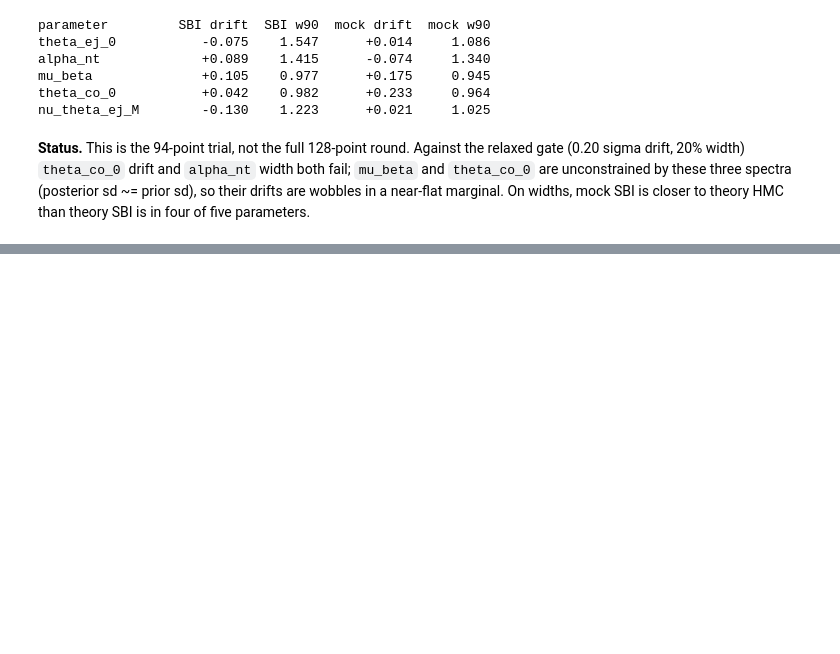
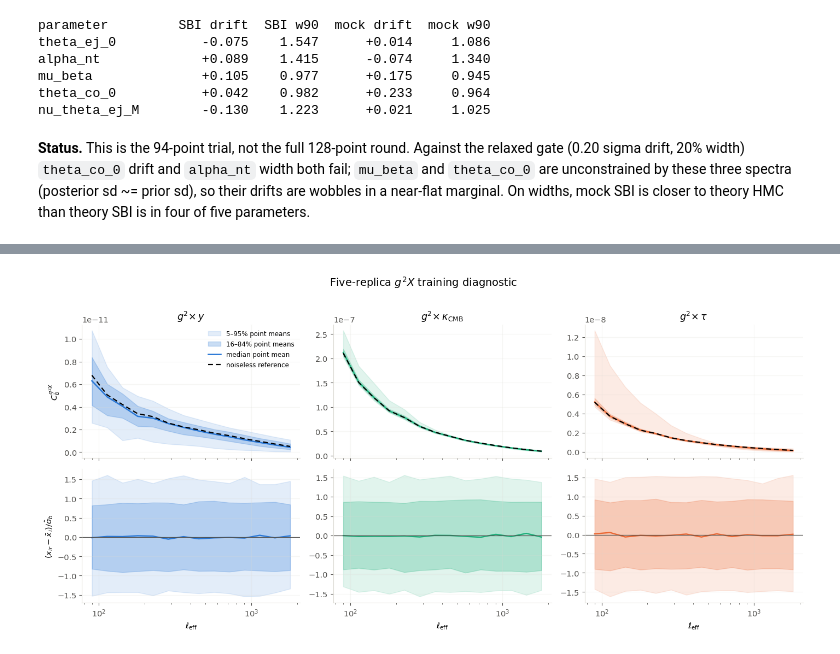
Before and after one commit to shivampcosmo/GODMAX, a Jupyter notebook: notebooks/SBI_validate/07_mock_sbi_snle/00_overview.ipynb, the cells around one changed output, grey strips where cells are left out. Drawn from its saved outputs; the diff is of its cells as text; code cells hidden in the pictures; blank space fills up the shorter version.

Commit message:
updated plotting script for g2x

```diff
--- a/notebooks/SBI_validate/07_mock_sbi_snle/00_overview.ipynb
+++ b/notebooks/SBI_validate/07_mock_sbi_snle/00_overview.ipynb
@@ -9,10 +9,19 @@ to get wrong.
 `oracle_mock_selfconsistent_test.py` (builds the score operator) · `run_mock_sbi_snle.py` ·
 `plot_three_way_triangle.py`
 # %%
-import json, pathlib, sys
+import json, os, pathlib, sys
 import numpy as np, h5py
 import matplotlib.pyplot as plt
-ROOT = pathlib.Path("/mnt/ceph/users/spandey/ltu-godmax/GODMAX")
+_cwd = pathlib.Path.cwd().resolve()
+_root_candidates = ([pathlib.Path(os.environ["GODMAX_REPO"]).expanduser()]
+                    if os.environ.get("GODMAX_REPO") else [])
+_root_candidates += [_cwd, *_cwd.parents,
+                     pathlib.Path("/work/hdd/bdne/aacharya2/GODMAX"),
+                     pathlib.Path("/mnt/ceph/users/spandey/ltu-godmax/GODMAX")]
+ROOT = next((p.resolve() for p in _root_candidates
+             if (p / "notebooks/SBI_validate").is_dir()), None)
+if ROOT is None:
+    raise FileNotFoundError("Cannot locate GODMAX; set GODMAX_REPO to the checkout root")
 sys.path.insert(0, str(ROOT / "notebooks/SBI_validate/common"))
 DATA = ROOT / "data/SBI_validate"
 VAL  = DATA / "three_probe_mock/validation"
@@ -25,3 +34,4 @@ plt.rcParams.update({"figure.facecolor": "white", "axes.facecolor": "white",
 SPECTRA = ["gy", "gkappa", "gtau"]
 LBL = {"gg": r"$g \times g$", "gy": r"$g \times y$",
        "gkappa": r"$g \times \kappa_{\rm CMB}$", "gtau": r"$g \times \tau$"}
+print("Done")
@@ -161,0 +265,36 @@ theory HMC than theory SBI is in four of five parameters.
+# %%
+fig, axes = plt.subplots(2, 3, figsize=(14.2, 6.6), sharex="col")
+for column, probe in enumerate(["g2y", "g2kappa", "g2tau"]):
+    idx = G2_BLOCKS[probe]
+    point_q = np.percentile(g2_point_means[:, idx], [5, 16, 50, 84, 95], axis=0)
+    ax = axes[0, column]
+    ax.fill_between(g2_ell, point_q[0], point_q[4], color=G2_COLORS[probe],
+                    alpha=.13, label="5–95% point means")
+    ax.fill_between(g2_ell, point_q[1], point_q[3], color=G2_COLORS[probe],
+                    alpha=.25, label="16–84% point means")
+    ax.plot(g2_ell, point_q[2], color=G2_COLORS[probe], lw=1.8, label="median point mean")
+    ax.plot(g2_ell, g2_observation[idx], color="black", lw=1.6, ls=(0, (4, 2.5)),
+            label="noiseless reference")
+    ax.set_title(G2_NAMES[probe]); ax.grid(alpha=.25, color=GRID)
+    if column == 0:
+        ax.set_ylabel(r"$C_b^{g^2 X}$")
+        ax.legend(frameon=False, fontsize=8.5)
+
+    sigma = np.sqrt(np.diag(g2_covariance)[idx])
+    standardized = g2_residuals[:, idx] / sigma[None, :]
+    noise_q = np.percentile(standardized, [5, 16, 50, 84, 95], axis=0)
+    ax = axes[1, column]
+    ax.fill_between(g2_ell, noise_q[0], noise_q[4], color=G2_COLORS[probe], alpha=.13)
+    ax.fill_between(g2_ell, noise_q[1], noise_q[3], color=G2_COLORS[probe], alpha=.25)
+    ax.plot(g2_ell, noise_q[2], color=G2_COLORS[probe], lw=1.7)
+    ax.axhline(0, color=INK2, lw=.9)
+    ax.set_xscale("log"); ax.set_xlabel(r"$\ell_{\rm eff}$")
+    ax.grid(alpha=.25, color=GRID)
+    if column == 0:
+        ax.set_ylabel(r"$(x_{ir}-\bar x_i)/\hat\sigma_b$")
+fig.suptitle(r"Five-replica $g^2X$ training diagnostic", y=1.01, fontsize=14)
+fig.tight_layout()
+fig.savefig(G2_FIG_DIR / "g2x_pilot_training_spread.png", dpi=180, bbox_inches="tight")
+plt.show()
+# %% [output]
+[figure, added]
```
Also changed, not shown: parts of 15 cells of this notebook.
